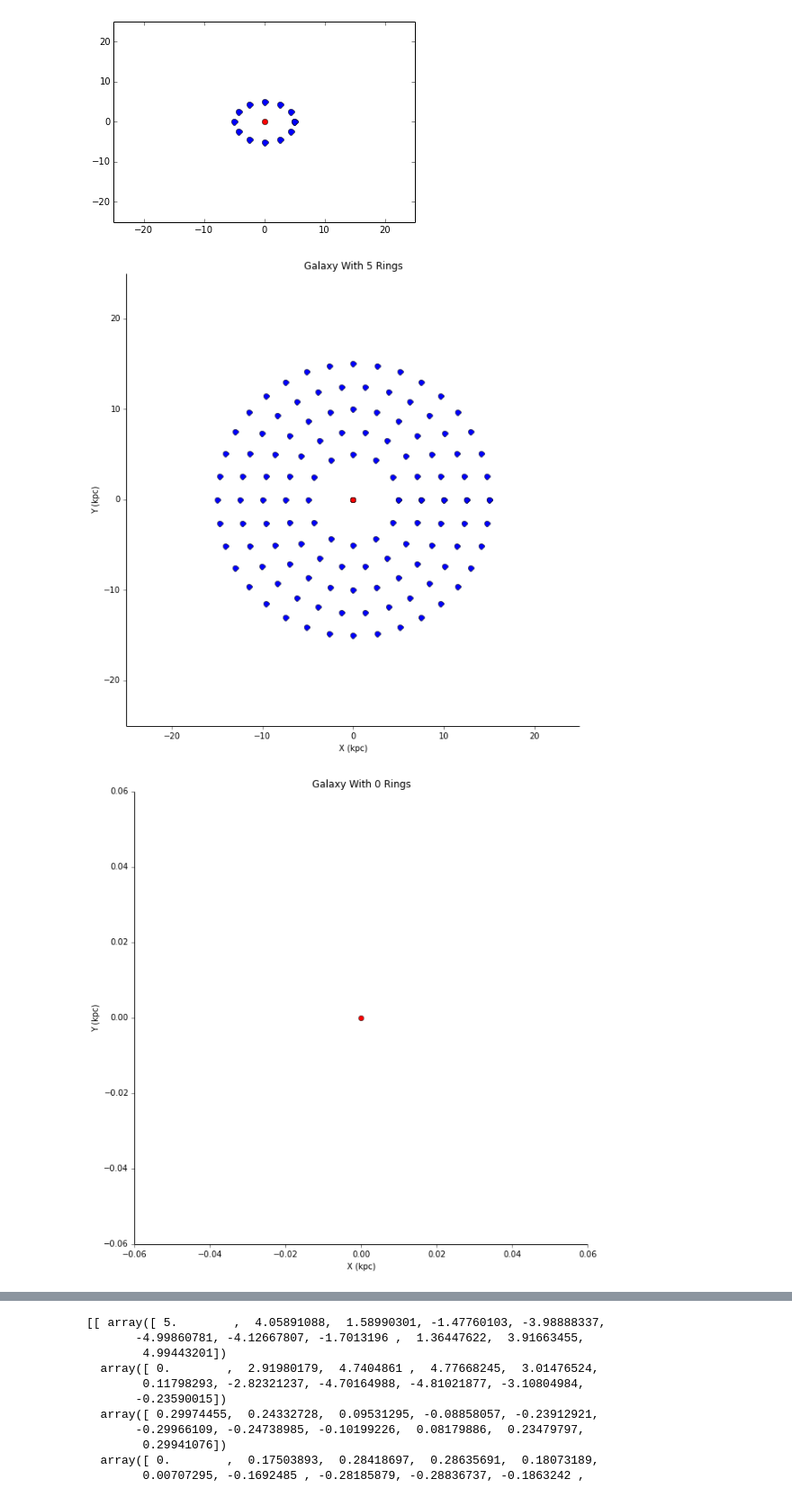
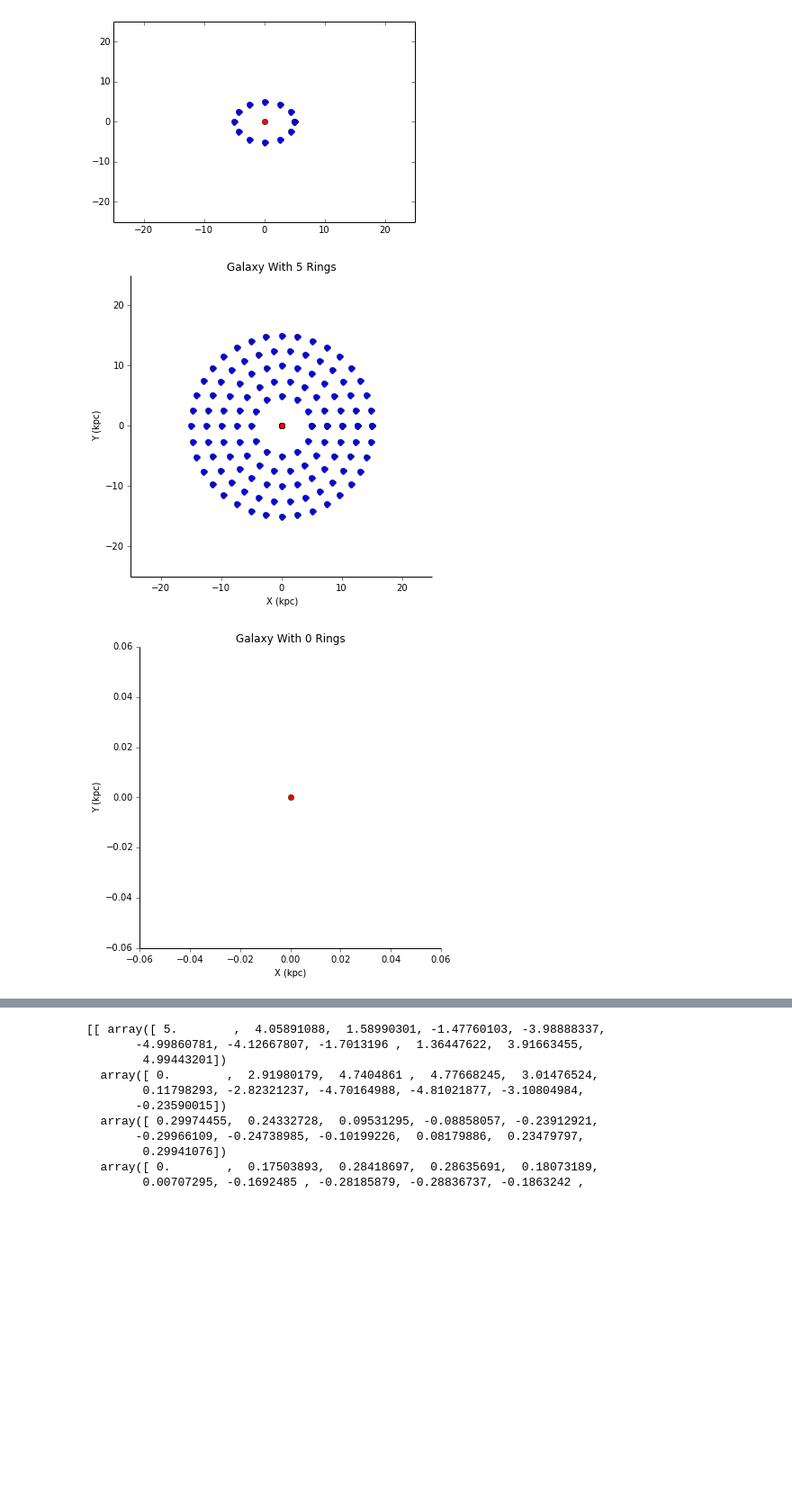
Before and after one commit to callen09/PHYS202-S14, a Jupyter notebook: GalaxyMerger/GalaxyMergerWork.ipynb, the cells around one changed output, grey strips where cells are left out. Shown at 90% size. Saved outputs shown, nothing was run; the diff lists cells and outputs as text; code cells hidden in the pictures; blank space fills up the shorter version.

```diff
--- a/GalaxyMerger/GalaxyMergerWork.ipynb
+++ b/GalaxyMerger/GalaxyMergerWork.ipynb
@@ -50,12 +50,13 @@ Orbital5_Period = 5.442 #Time Units
 def Period(a,M):
     """Returns period of orbiting object in Million Years.
 
-    Kepler's 3rd Law with Newton's Law of Universal Gravitation"""
+    Utilizes Kepler's 3rd Law combined with Newton's Law of Universal Gravitation.
+    This equation was taken from ASTR302 Stars and Galaxies"""
 
     d = a*(3.0856776*10**19) #kpc -> meters
     G = 6.673848*10**-11 #N*m^2/kg^2
     M = M*(1.98855*10**30) #Msol -> kg
-    #a = a*1000
+    #a = a*1000 #kpc -> pc
     #G = 4.302*10**(-3) #pc*(km/s)^2/Msol
     Psec = np.sqrt((4*(np.pi**2)*(d**3))/(G*M)) #in seconds
     P = Psec/(3600*24*365)*10**-6 #Converts seconds to years, 10**-6 converts years to Million Years
@@ -163,31 +165,33 @@ Orbital 2
 [figure]
 # %%
 def Galaxy(i):
-    """Generates a galaxy with i rings based on the Orbital Class"""
-    plt.figure(figsize=(10,10),dpi=80) #Makes the graph large and square to properly show our mock circular galaxy
+    """Generates a galaxy with i rings based on the Orbital Class.
+
+    Displays a graph with all the orbital rings on one graph, generating an image of the simplified circular galaxy."""
+    plt.figure(figsize=(6,6),dpi=80) #Makes the graph large and square to properly show our mock circular galaxy
     ax = plt.gca()
     ax.tick_params(direction='out',top=False,right=False) #Cleans up the graph axes
     ax.spines['top'].set_visible(False)
     ax.spines['right'].set_visible(False)
 
-    plt.xlabel('X (kpc)')
+    plt.xlabel('X (kpc)') #The distances are measured in kpc, with the center at the origin.
     plt.ylabel('Y (kpc)')
     plt.title('Galaxy With %i Rings' %(i))
 
 
     for j in range(0,i+1): #For each ring up to the specified ring
         if j == 0: #In the case of the companion galaxy, we don't want it to have any orbital rings, but it still has a center.
             plt.plot(0,0,'ro') #Plots the center for a visual
         else:
             Orbital_j = Orbital("Orbital %s" %(j),j,(0.2+(j-1)*0.1),12+(j-1)*6) #Generates a ring based on the Orbital Class that has the proper characteristics based on ring number j
             Orbital_j.picture() #Adds the orbital image to the graph
             Orbital_j.Stars() #Generates the relevant data for each ring
             #print "Orbital %i Data" %(j) #Print statements in case they are needed.
             #print Orbital_j.Stars()
             #print
 
 Galaxy(5)
 Galaxy(0)
 # %% [output]
-[figure, old version]
+[figure, new version]
-[figure, old version]
+[figure, new version]
```
Also changed, not shown: parts of 8 cells of this notebook, 2 other files.
